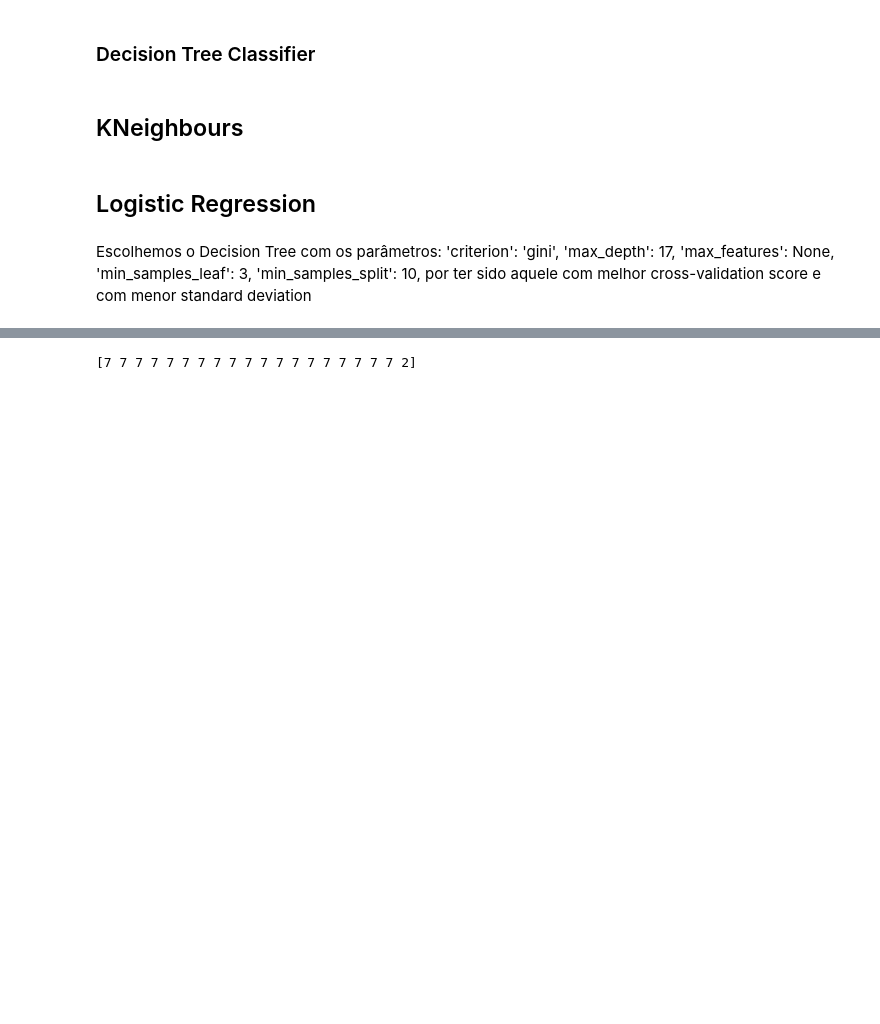
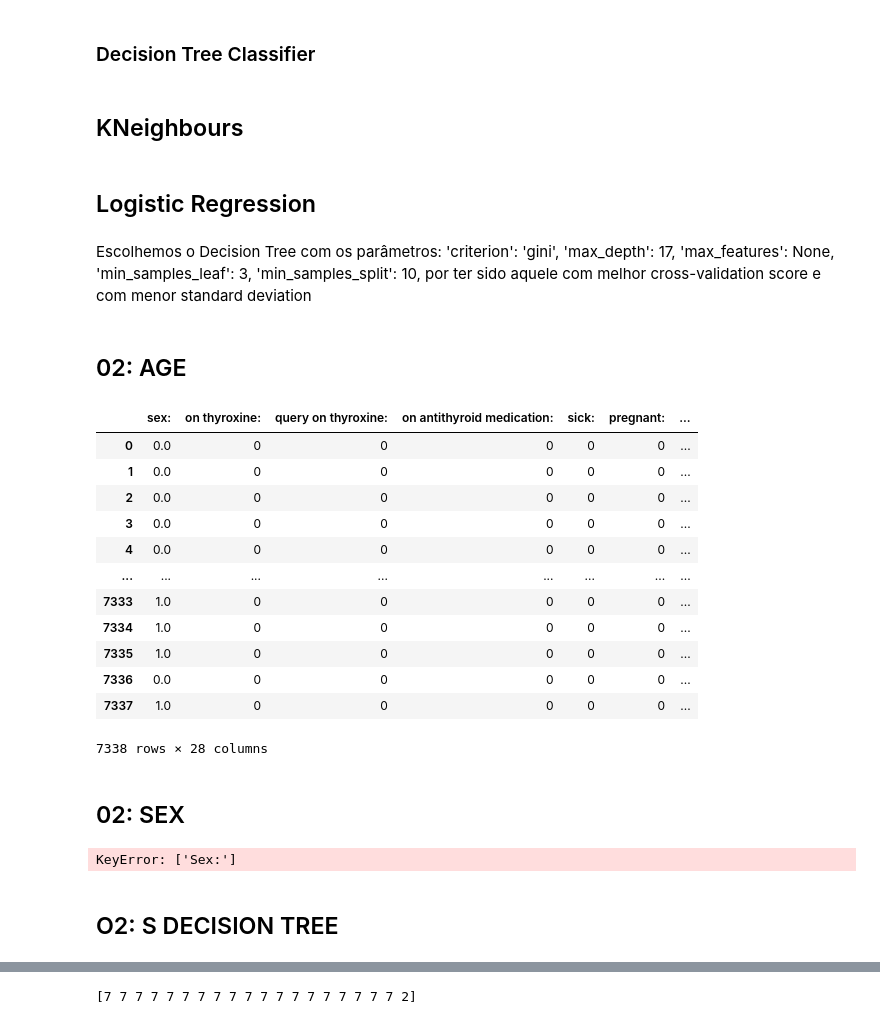
Before and after one commit to pdlopes21/EC2024, a Jupyter notebook: proj.ipynb, the cells around one changed output, grey strips where cells are left out. Drawn from its saved outputs; the diff is of its cells as text; code cells hidden in the pictures; blank space fills up the shorter version.

```diff
--- a/proj.ipynb
+++ b/proj.ipynb
@@ -425,8 +534,10 @@ Escolhemos o Decision Tree com os parâmetros:
 'max_features': None,
 'min_samples_leaf': 3,
 'min_samples_split': 10, por ter sido aquele com melhor cross-validation score e com menor standard deviation
+# %% [markdown]
+## 02: AGE
 # %%
-#OBJETIVOS 2 : AGE
+#OBJETIVO 2 : AGE
 
 data_age = pd.read_csv('proj-data.csv', na_values='?')
 
@@ -435,43 +546,66 @@ data_age.drop('[record identification]', axis=1, inplace=True)
 data_age.drop('referral source:',axis=1,inplace=True)
 data_age.dropna(subset=['age:'])
 
 for i in range(len(data_age)):
     if data_age.at[i, "diagnoses"] in hyperthyroid_conditions :
         data_age.at[i, "diagnoses"] = 1
     elif data_age.at[i, "diagnoses"] in hypothyroid_conditions :
         data_age.at[i, "diagnoses"] = 2
     elif data_age.at[i, "diagnoses"] in binding_protein :
         data_age.at[i, "diagnoses"] = 3
     elif data_age.at[i, "diagnoses"] in general_health :
         data_age.at[i, "diagnoses"] = 4
     elif data_age.at[i, "diagnoses"] in replacement_therapy :
         data_age.at[i, "diagnoses"] = 5
     elif data_age.at[i, "diagnoses"] in discordant :
         data_age.at[i, "diagnoses"] = 6
     elif data_age.at[i, "diagnoses"] in none :
         data_age.at[i, "diagnoses"] = 7
     else:
         data_age.at[i, "diagnoses"] = 8
 
 data_age.replace('f', 0, inplace=True)
 data_age.replace('t', 1, inplace=True)
 data_age.replace('F', 0, inplace=True)
 data_age.replace('M', 1, inplace=True)
 
 X_age = data_age.iloc[:,1:]
 y_age = data_age.iloc[: , :1]
 
 X_train, X_test, y_train, y_test = train_test_split(X_age, y_age, test_size=0.25,random_state=0)
+
+scaler = StandardScaler()
+scaler.fit(X_train)
+Xt_train=scaler.fit_transform(X_train)
+Xt_test=scaler.fit_transform(X_test)
+
+X_age
+# %% [output]
+|  | sex: | on thyroxine: | query on thyroxine: | on antithyroid medication: | sick: | pregnant: | ... |
+| 0 | 0.0 | 0 | 0 | 0 | 0 | 0 | ... |
+| 1 | 0.0 | 0 | 0 | 0 | 0 | 0 | ... |
+| 2 | 0.0 | 0 | 0 | 0 | 0 | 0 | ... |
+| 3 | 0.0 | 0 | 0 | 0 | 0 | 0 | ... |
+| 4 | 0.0 | 0 | 0 | 0 | 0 | 0 | ... |
+| ... | ... | ... | ... | ... | ... | ... | ... |
+| 7333 | 1.0 | 0 | 0 | 0 | 0 | 0 | ... |
+| 7334 | 1.0 | 0 | 0 | 0 | 0 | 0 | ... |
+| 7335 | 1.0 | 0 | 0 | 0 | 0 | 0 | ... |
+| 7336 | 0.0 | 0 | 0 | 0 | 0 | 0 | ... |
+| 7337 | 1.0 | 0 | 0 | 0 | 0 | 0 | ... |
+7338 rows × 28 columns
+# %% [markdown]
+## 02: SEX
 # %%
+#OBJETIVO 2: SEX
+
 data_sex =pd.read_csv('proj-data.csv', na_values='?')
 
 data_sex.drop(data.filter(like='measured').columns, axis=1, inplace=True)
 data_sex.drop('[record identification]', axis=1, inplace=True)
 data_sex.drop('referral source:',axis=1,inplace=True)
-data_age.dropna(subset=['sex:'])
+data_sex.dropna(subset=['sex:'],axis=1,inplace=True)
 
-X_sex = data_sex.iloc[:,:]
-X_sex.drop('sex:', axis=1, inplace=True)
 
 for i in range(len(data_sex)):
     if data_sex.at[i, "diagnoses"] in hyperthyroid_conditions :
@@ -503,3 +637,12 @@ y_sex = data_sex.iloc[:, :2]
 y_sex.drop('age:',axis=1, inplace=True)
 
 X_train, X_test, y_train, y_test = train_test_split(X_sex, y_sex, test_size=0.25,random_state=0)
+
+scaler = StandardScaler()
+scaler.fit(X_train)
+Xt_train=scaler.fit_transform(X_train)
+Xt_test=scaler.fit_transform(X_test)
+# %% [output]
+KeyError: ['Sex:']
+# %% [markdown]
+## O2: S DECISION TREE
```
Also changed, not shown: parts of 22 cells of this notebook.
